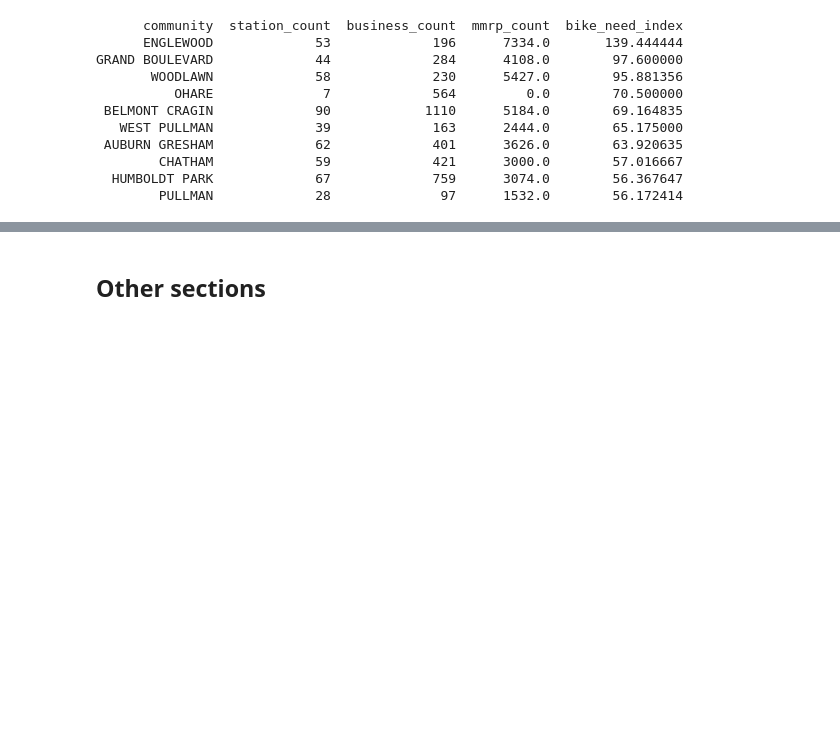
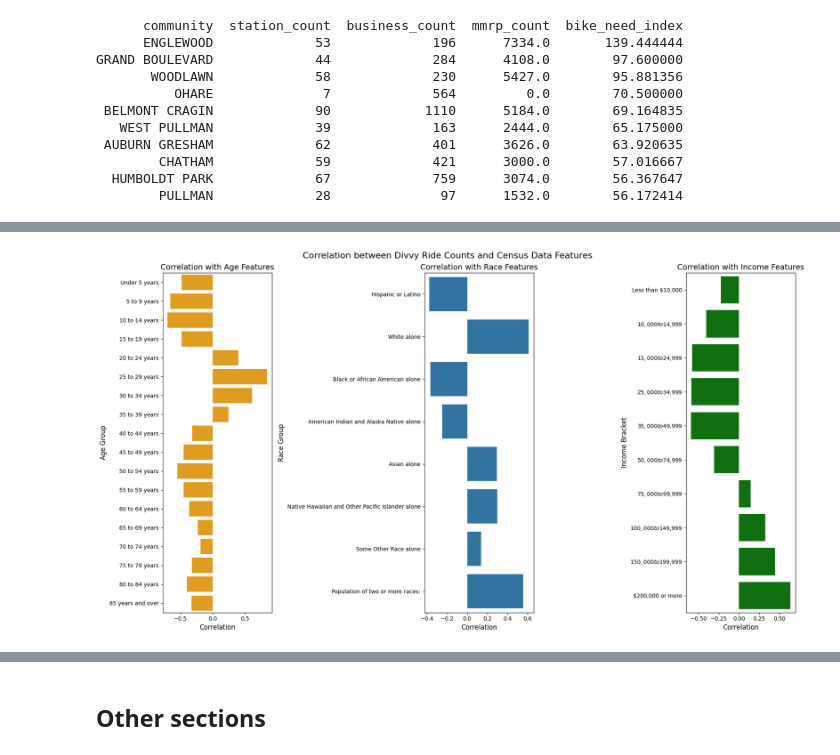
Before and after one commit to JonasGoldberg18/STAT303_Final_Project, a Jupyter notebook: Project Code Template.ipynb, the cells around one changed output, grey strips where cells are left out. Drawn from its saved outputs; the diff is of its cells as text; code cells hidden in the pictures; blank space fills up the shorter version.

```diff
--- a/Project Code Template.ipynb
+++ b/Project Code Template.ipynb
@@ -1088,0 +1209,9 @@ GRAND BOULEVARD             44             284      4108.0        97.600000
+# %%
+#findind the latitude and longitude of every Zip code in the census data that we use
+lat_long_data = pd.read_excel("../Census_Data/long_lat_zip.xlsx", header=0)
+
+
+lat_long_data['zip'] = 'ZCTA5 ' + lat_long_data['zip'].astype(str)
+lat_long_data = lat_long_data[lat_long_data['zip'].isin(census_data.index)].reset_index(drop=True)
+lat_long_data = lat_long_data.loc[:, ['zip', 'lat', 'lng']]
+lat_long_data.head()
@@ -1088,0 +1254,8 @@ GRAND BOULEVARD             44             284      4108.0        97.600000
+# %%
+#Counting How many rides started in each ZCTA
+zip_counts = divvy_2020.groupby('start_zip').size().reset_index(name='ride_count')
+zip_counts = zip_counts.set_index('start_zip')
+zip_counts.head()
+
+census_data['divvy_ride_count'] = zip_counts['ride_count']
+census_data.head()
@@ -1088,0 +1273,51 @@ GRAND BOULEVARD             44             284      4108.0        97.600000
+# %%
+# Correlation Barplort between Divvy Ride Counts and Census Data Features
+
+corr = census_data.corr() ['divvy_ride_count'].drop( 'divvy_ride_count')
+corr_sorted = corr. sort_values (ascending=False)
+
+age_cols = ['Under 5 years', '5 to 9 years', '10 to 14 years', '15 to 19 years',
+       '20 to 24 years', '25 to 29 years', '30 to 34 years', '35 to 39 years',
+       '40 to 44 years', '45 to 49 years', '50 to 54 years', '55 to 59 years',
+       '60 to 64 years', '65 to 69 years', '70 to 74 years', '75 to 79 years',
+       '80 to 84 years', '85 years and over']
+
+corr_age = corr_sorted.loc[age_cols]
+
+race_cols = ['Hispanic or Latino', 'White alone',
+       'Black or African American alone',
+       'American Indian and Alaska Native alone', 'Asian alone',
+       'Native Hawaiian and Other Pacific Islander alone',
+       'Some Other Race alone', 'Population of two or more races:']
+
+corr_race = corr_sorted.loc[race_cols]
+
+income_cols = ['Less than $10,000', '$10,000 to $14,999', '$15,000 to $24,999',
+       '$25,000 to $34,999', '$35,000 to $49,999', '$50,000 to $74,999',
+       '$75,000 to $99,999', '$100,000 to $149,999', '$150,000 to $199,999',
+       '$200,000 or more']
+
+corr_income = corr_sorted.loc[income_cols]
+
+fig, axes = plt.subplots(1, 3, figsize=(18, 10))
+sns.barplot(x=corr_age.values, y=corr_age.index, ax=axes [0], color='orange')
+axes[0].set_xlabel("Correlation", fontsize=12)
+axes[0].set_ylabel("Age Group", fontsize=12)
+axes[0].set_title("Correlation with Age Features", fontsize=14)
+
+
+sns.barplot(x=corr_race.values, y=corr_race.index, ax=axes [1])
+axes[1].set_xlabel("Correlation", fontsize=12)
+axes[1].set_ylabel("Race Group", fontsize=12)
+axes[1].set_title("Correlation with Race Features", fontsize=14)
+
+
+sns.barplot(x=corr_income.values, y=corr_income.index, ax=axes [2], color = 'green')
+axes[2].set_xlabel("Correlation", fontsize=12)
+axes[2].set_ylabel("Income Bracket", fontsize=12)
+axes[2].set_title("Correlation with Income Features", fontsize=14)
+
+plt.suptitle('Correlation between Divvy Ride Counts and Census Data Features', fontsize=16)
+plt.tight_layout()
+# %% [output]
+[figure, added]
```
Also changed, not shown: parts of 18 cells of this notebook.
